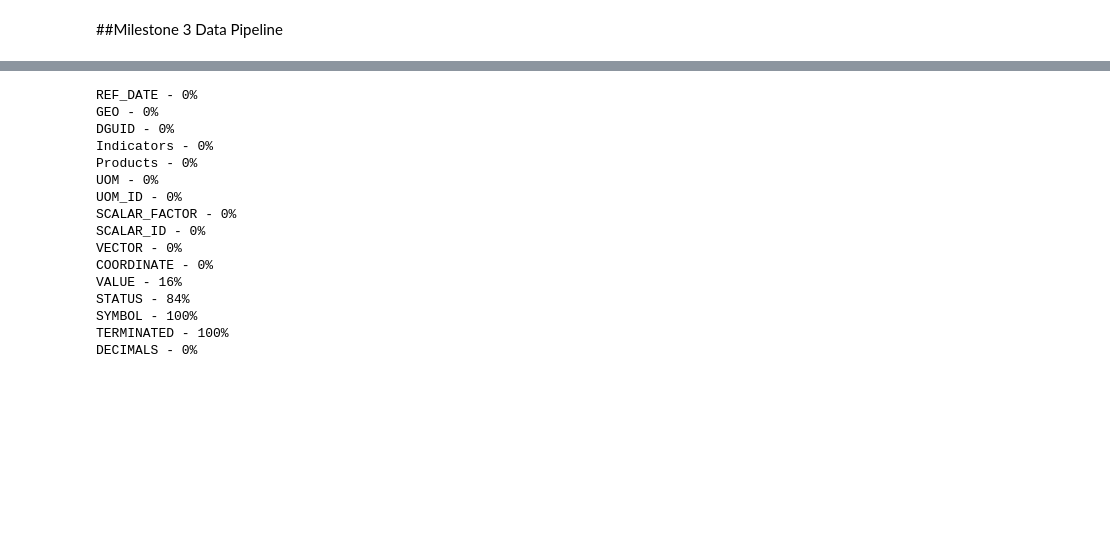
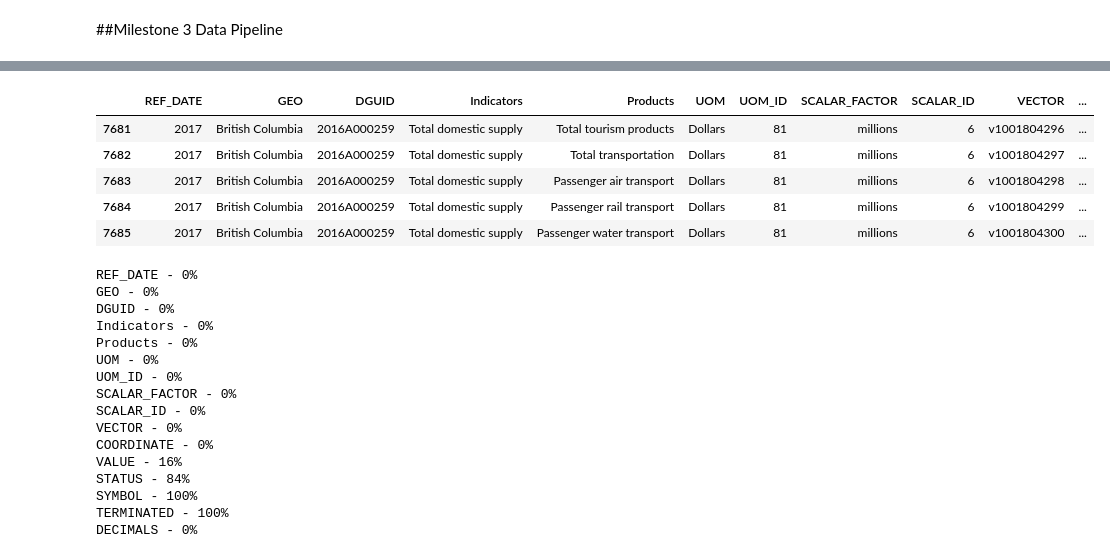
Before and after one commit to data301-2021-winter1/group05-project, a Jupyter notebook: notebooks/analysis2.ipynb, the cells around one changed output, grey strips where cells are left out. Drawn from its saved outputs; the diff is of its cells as text; code cells hidden in the pictures; blank space fills up the shorter version.

```diff
--- a/notebooks/analysis2.ipynb
+++ b/notebooks/analysis2.ipynb
@@ -172 +222,17 @@ array(['Total tourism expenditures', 'Total tourism products',
+# %%
+###I only want to look at information pertaining to BC in 2017
+df =  pd.read_csv('../data/raw/tourism.csv')
+to_dropRows1 = df.index[0:7681] #I looked at row numbers in the excel spreadsheet to find these ranges
+df.drop(to_dropRows1, inplace=True, axis=0)
+
+to_dropRows2 = df.index[8002:8961]
+df.drop(to_dropRows2, inplace=True, axis=0)
+df.head()
+# %% [output]
+|  | REF_DATE | GEO | DGUID | Indicators | Products | UOM | UOM_ID | SCALAR_FACTOR | SCALAR_ID | VECTOR | ... |
+| 7681 | 2017 | British Columbia | 2016A000259 | Total domestic supply | Total tourism products | Dollars | 81 | millions | 6 | v1001804296 | ... |
+| 7682 | 2017 | British Columbia | 2016A000259 | Total domestic supply | Total transportation | Dollars | 81 | millions | 6 | v1001804297 | ... |
+| 7683 | 2017 | British Columbia | 2016A000259 | Total domestic supply | Passenger air transport | Dollars | 81 | millions | 6 | v1001804298 | ... |
+| 7684 | 2017 | British Columbia | 2016A000259 | Total domestic supply | Passenger rail transport | Dollars | 81 | millions | 6 | v1001804299 | ... |
+| 7685 | 2017 | British Columbia | 2016A000259 | Total domestic supply | Passenger water transport | Dollars | 81 | millions | 6 | v1001804300 | ... |
 # %%
```
Also changed, not shown: parts of 11 cells of this notebook.
